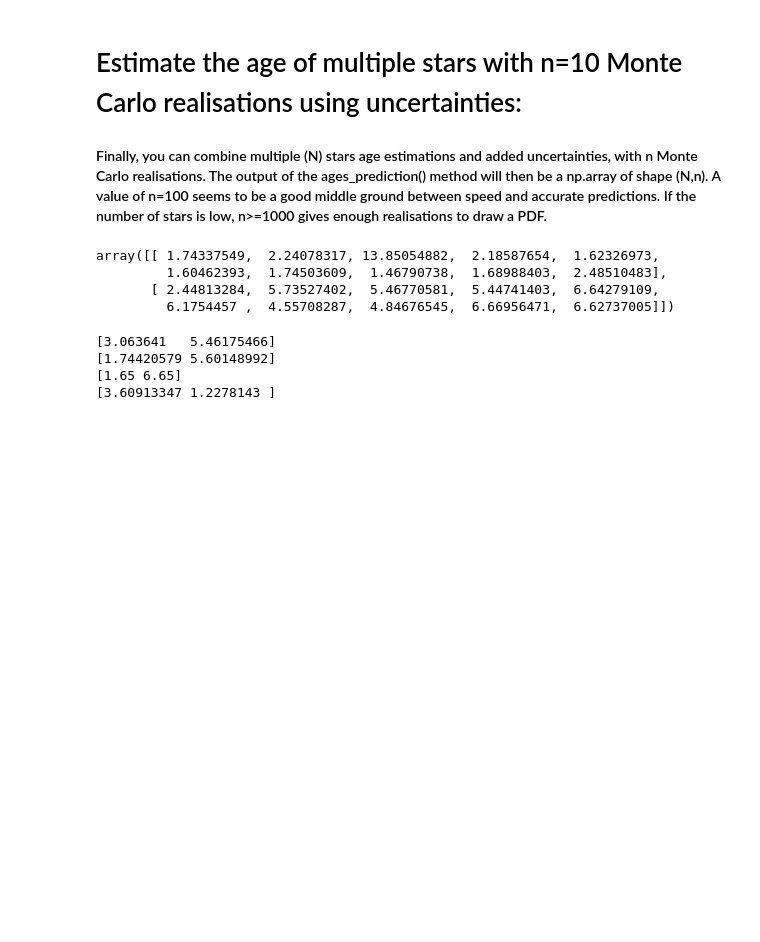
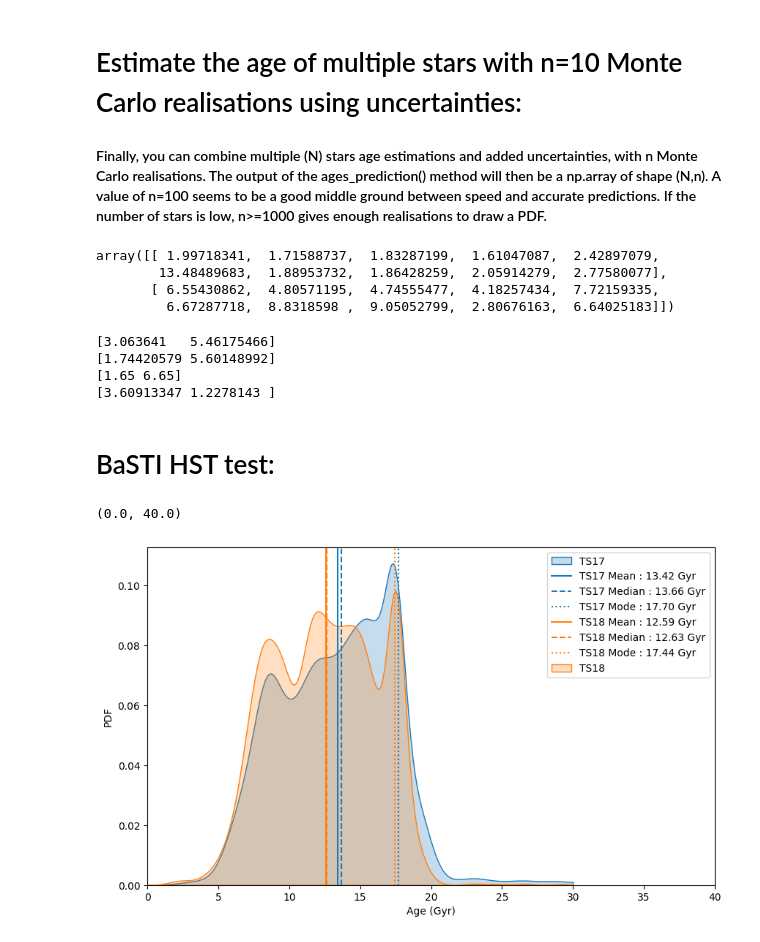
Before and after one commit to star-age/NEST, a Jupyter notebook: tutorial.ipynb, the cells around one changed output. Cells and saved outputs as stored; diff of their text form; code cells hidden in the pictures; blank space fills up the shorter version.

Commit message:
fixed mode, added HST and tqdm

```diff
--- a/tutorial.ipynb
+++ b/tutorial.ipynb
@@ -103,12 +104,12 @@ print(age_model.std_ages())
 # Estimate the age of multiple stars with n=10 Monte Carlo realisations using uncertainties:
 #### Finally, you can combine multiple (N) stars age estimations and added uncertainties, with n Monte Carlo realisations. The output of the ages_prediction() method will then be a np.array of shape (N,n). A value of n=100 seems to be a good middle ground between speed and accurate predictions. If the number of stars is low, n>=1000 gives enough realisations to draw a PDF.
 # %%
-age_model.ages_prediction(MH=[0.0,-1.0],MG=[2.0,3.0],BPRP=[1.0,0.5],eMH=[0.1,0.1],eMG=[0.1,0.1],eBPRP=[0.1,0.1],n=10)
+age_model.ages_prediction(met=[0.0,-1.0],mag=[2.0,3.0],col=[1.0,0.5],emet=[0.1,0.1],emag=[0.1,0.1],ecol=[0.1,0.1],n=10)
 # %% [output]
-array([[ 1.74337549,  2.24078317, 13.85054882,  2.18587654,  1.62326973,
-         1.60462393,  1.74503609,  1.46790738,  1.68988403,  2.48510483],
-       [ 2.44813284,  5.73527402,  5.46770581,  5.44741403,  6.64279109,
-         6.1754457 ,  4.55708287,  4.84676545,  6.66956471,  6.62737005]])
+array([[ 1.99718341,  1.71588737,  1.83287199,  1.61047087,  2.42897079,
+        13.48489683,  1.88953732,  1.86428259,  2.05914279,  2.77580077],
+       [ 6.55430862,  4.80571195,  4.74555477,  4.18257434,  7.72159335,
+         6.67287718,  8.8318598 ,  9.05052799,  2.80676163,  6.64025183]])
 # %%
 print(age_model.mean_ages())
 print(age_model.median_ages())
@@ -119,3 +120,35 @@ print(age_model.std_ages())
 [1.74420579 5.60148992]
 [1.65 6.65]
 [3.60913347 1.2278143 ]
+# %% [markdown]
+# BaSTI HST test:
+# %%
+import matplotlib.pyplot as plt
+import seaborn as sns
+
+age_model = NNSA.BaSTI_HSTModel()
+
+fig,ax = plt.subplots(1,1,figsize=(10,6))
+age_model.ages_prediction(met=-2.22,mag=3.41,col=0.43,emet=0.11,emag=0.06,ecol=0.06,n=10_000)
+sns.kdeplot(age_model.age_predictions[0],clip=(0,30),fill=True,label='TS17')
+mean_age = age_model.mean_ages()[0]
+plt.axvline(mean_age,ls='-',color=plt.rcParams['axes.prop_cycle'].by_key()['color'][0],label='TS17 Mean : {:.2f} Gyr'.format(mean_age))
+median_age = age_model.median_ages()[0]
+plt.axvline(median_age,ls='--',color=plt.rcParams['axes.prop_cycle'].by_key()['color'][0],label='TS17 Median : {:.2f} Gyr'.format(median_age))
+mode_age = age_model.mode_ages()[0]
+plt.axvline(mode_age,ls=':',color=plt.rcParams['axes.prop_cycle'].by_key()['color'][0],label='TS17 Mode : {:.2f} Gyr'.format(mode_age))
+age_model.ages_prediction(met=-2.22,mag=3.5,col=0.42,emet=0.11,emag=0.05,ecol=0.05,n=10_000)
+mean_age = age_model.mean_ages()[0]
+plt.axvline(mean_age,ls='-',color=plt.rcParams['axes.prop_cycle'].by_key()['color'][1],label='TS18 Mean : {:.2f} Gyr'.format(mean_age))
+median_age = age_model.median_ages()[0]
+plt.axvline(median_age,ls='--',color=plt.rcParams['axes.prop_cycle'].by_key()['color'][1],label='TS18 Median : {:.2f} Gyr'.format(median_age))
+mode_age = age_model.mode_ages()[0]
+plt.axvline(mode_age,ls=':',color=plt.rcParams['axes.prop_cycle'].by_key()['color'][1],label='TS18 Mode : {:.2f} Gyr'.format(mode_age))
+sns.kdeplot(age_model.age_predictions[0],clip=(0,30),fill=True,label='TS18')
+plt.legend()
+plt.xlabel('Age (Gyr)')
+plt.ylabel('PDF')
+plt.xlim(0,40)
+# %% [output]
+(0.0, 40.0)
+[figure, added]
```
Also changed, not shown: parts of 15 cells of this notebook, 4 other files.
